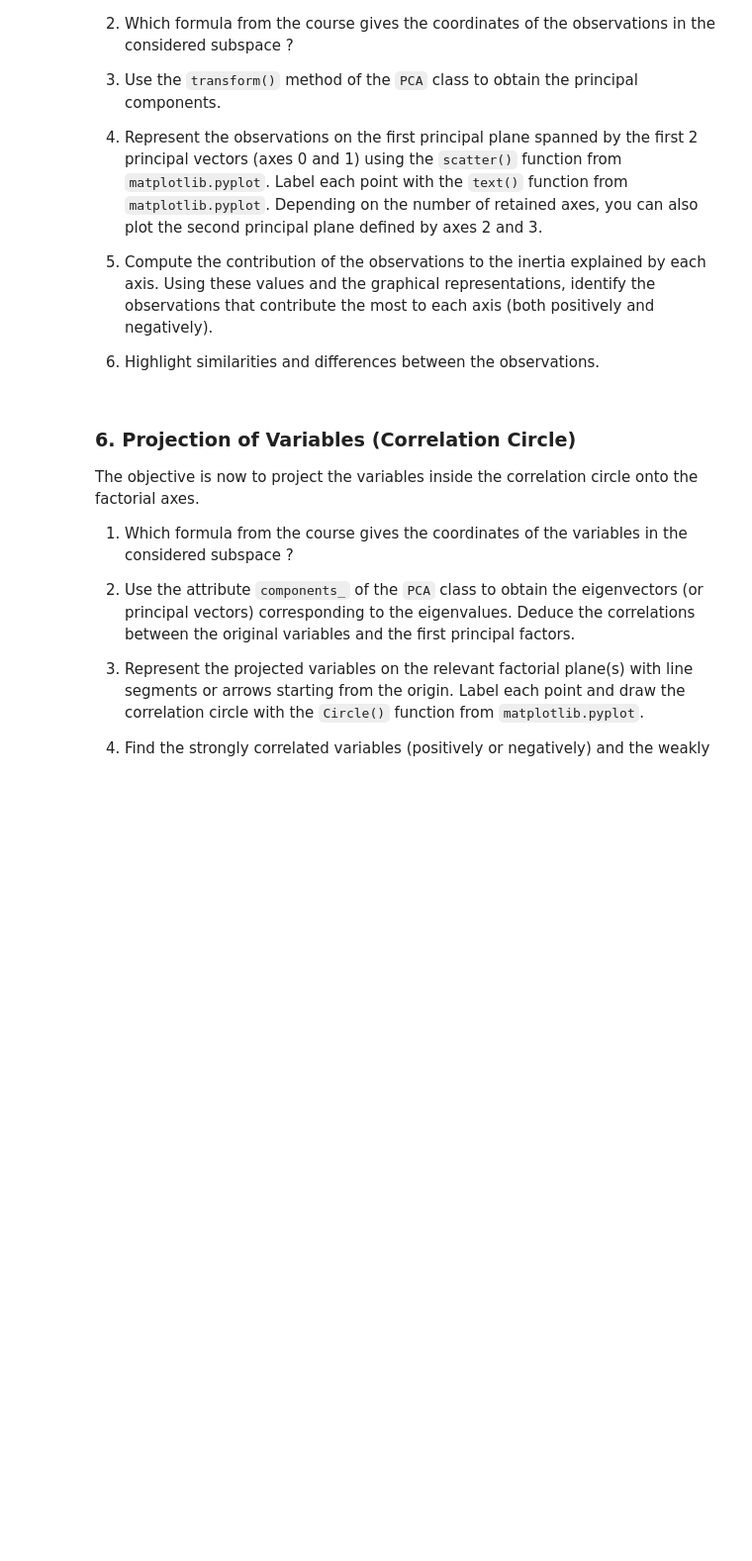
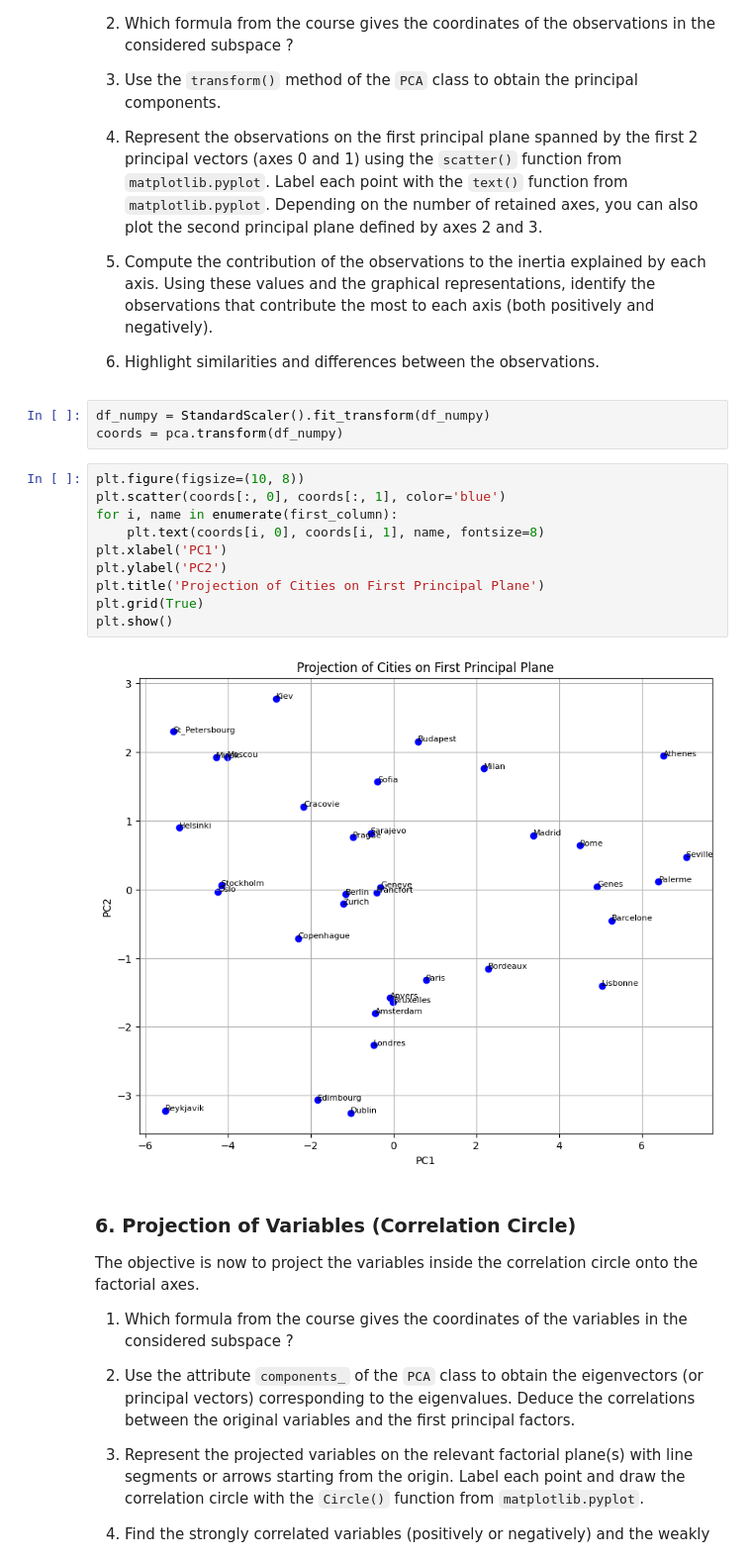
Before and after one commit to jmvilla12/apprentissage-non-supervise, a Jupyter notebook: TP1/TP_PCA_template.ipynb, the cells around one changed output. Shown at 99% size. Drawn from its saved outputs; the diff is of its cells as text; blank space fills up the shorter version.

```diff
--- a/TP1/TP_PCA_template.ipynb
+++ b/TP1/TP_PCA_template.ipynb
@@ -150,6 +198,21 @@ The objective is to project the observations onto the principal axes.
 1. Compute the contribution of the observations to the inertia explained by each axis. Using these values and the graphical representations, identify the observations that contribute the most to each axis (both positively and negatively).
 
 1. Highlight similarities and differences between the observations.
+# %%
+df_numpy = StandardScaler().fit_transform(df_numpy)
+coords = pca.transform(df_numpy)
+# %%
+plt.figure(figsize=(10, 8))
+plt.scatter(coords[:, 0], coords[:, 1], color='blue')
+for i, name in enumerate(first_column):
+    plt.text(coords[i, 0], coords[i, 1], name, fontsize=8)
+plt.xlabel('PC1')
+plt.ylabel('PC2')
+plt.title('Projection of Cities on First Principal Plane')
+plt.grid(True)
+plt.show()
+# %% [output]
+[figure, added]
 # %% [markdown]
 ### 6. Projection of Variables (Correlation Circle)
 
```
Also changed, not shown: parts of 12 cells of this notebook.
